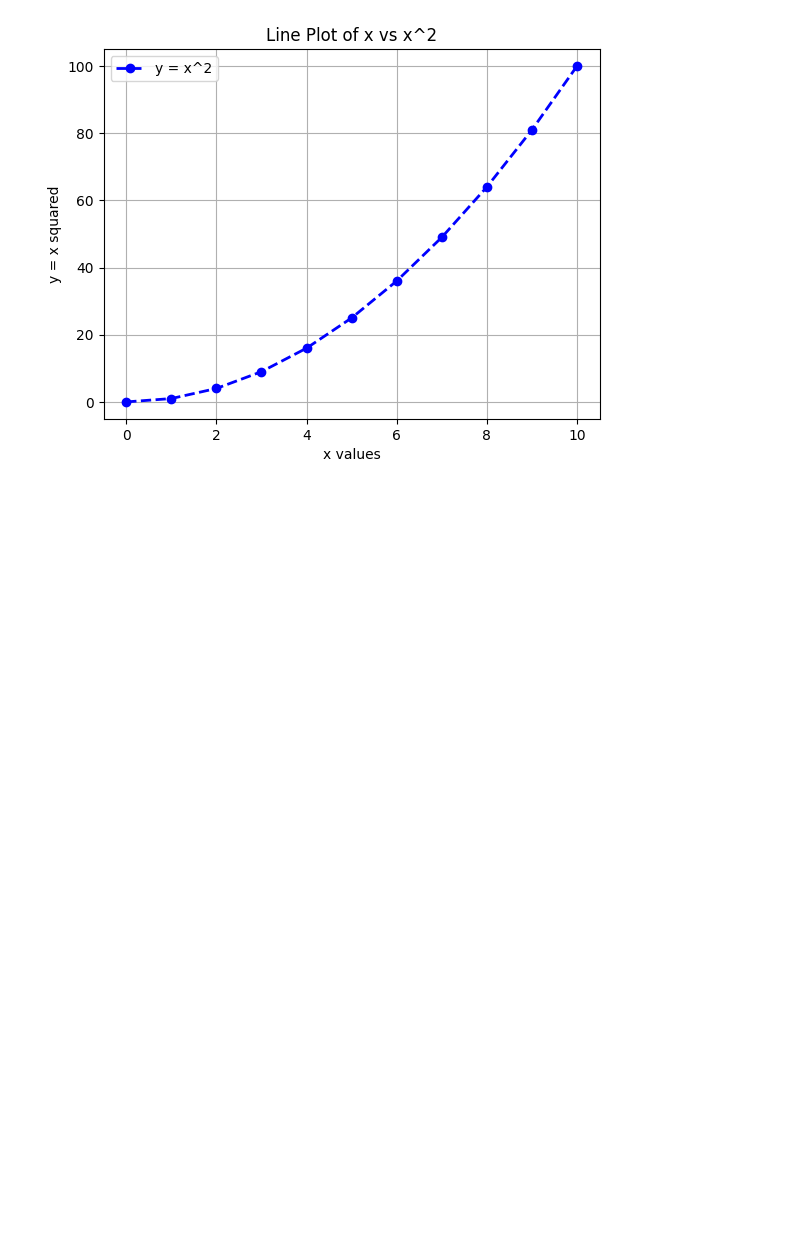
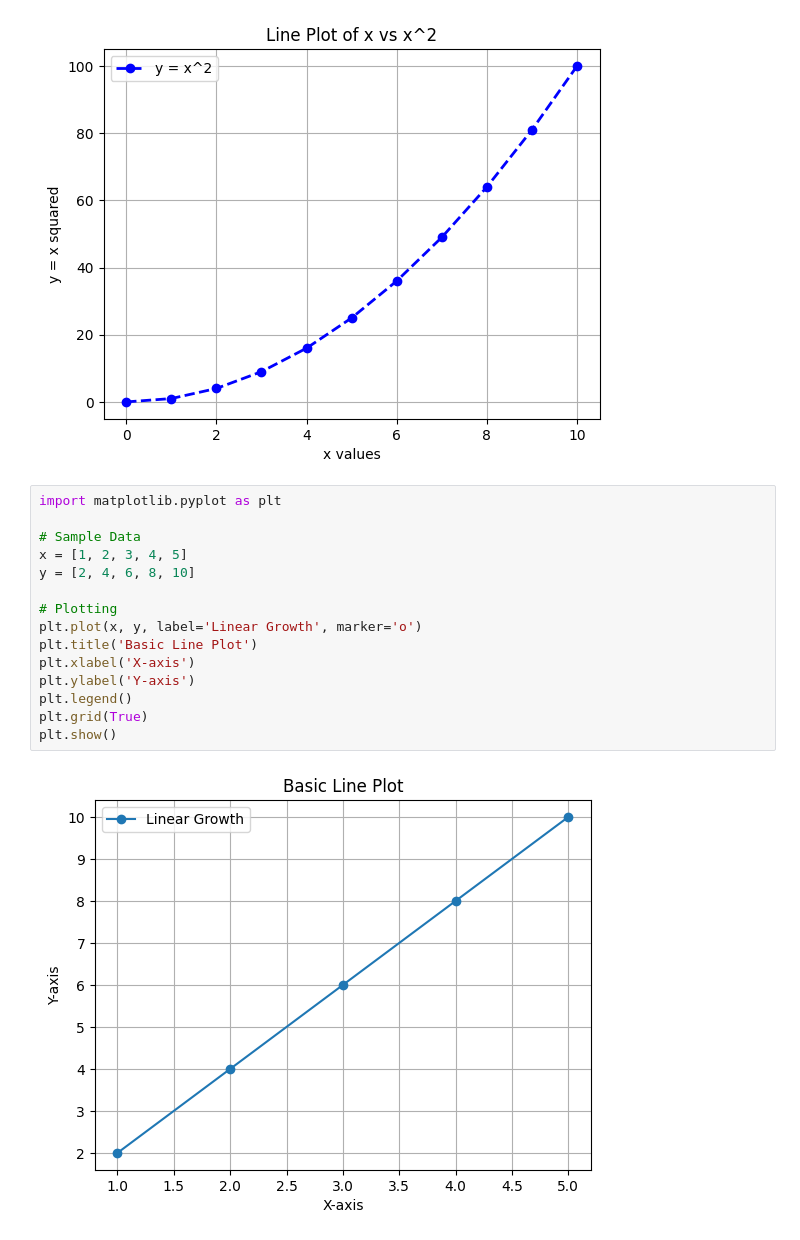
Before and after one commit to Gayathrichandrashekar/python-jupyter-template, a Jupyter notebook: src/1-line-plot.ipynb, the cells around one changed output. Drawn from its saved outputs; the diff is of its cells as text; blank space fills up the shorter version.

Commit message:
Completed Matplotlib Exercise 1: Added line plot with customization

```diff
--- a/src/1-line-plot.ipynb
+++ b/src/1-line-plot.ipynb
@@ -23,3 +23,20 @@ plt.legend()                              # Show legend
 plt.show()
 # %% [output]
 [figure]
+# %%
+import matplotlib.pyplot as plt
+
+# Sample Data
+x = [1, 2, 3, 4, 5]
+y = [2, 4, 6, 8, 10]
+
+# Plotting
+plt.plot(x, y, label='Linear Growth', marker='o')
+plt.title('Basic Line Plot')
+plt.xlabel('X-axis')
+plt.ylabel('Y-axis')
+plt.legend()
+plt.grid(True)
+plt.show()
+# %% [output]
+[figure, added]
```
Also changed, not shown: parts of 3 cells of this notebook.
